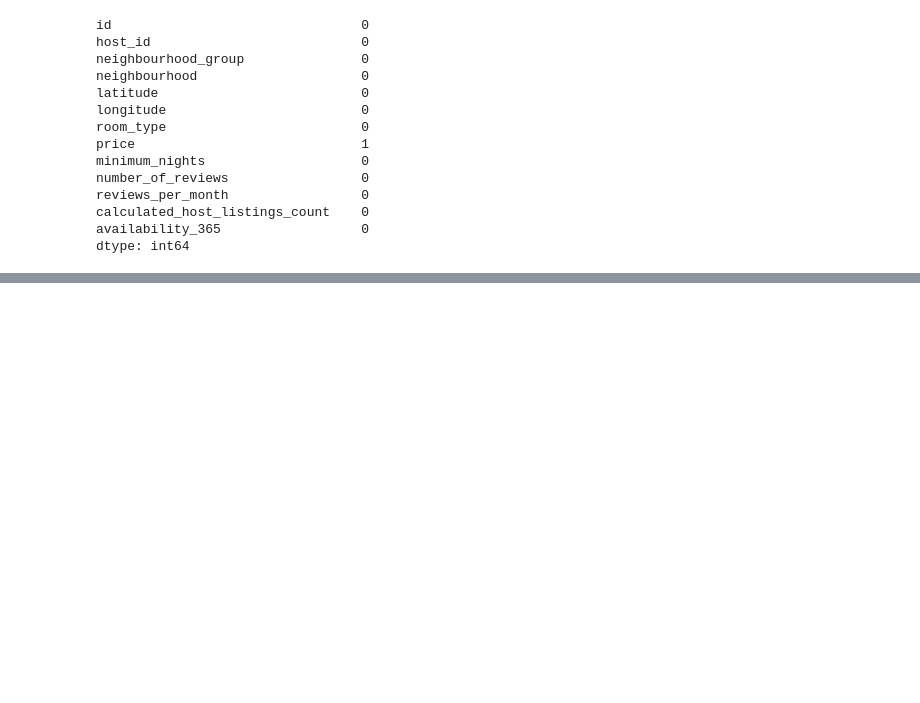
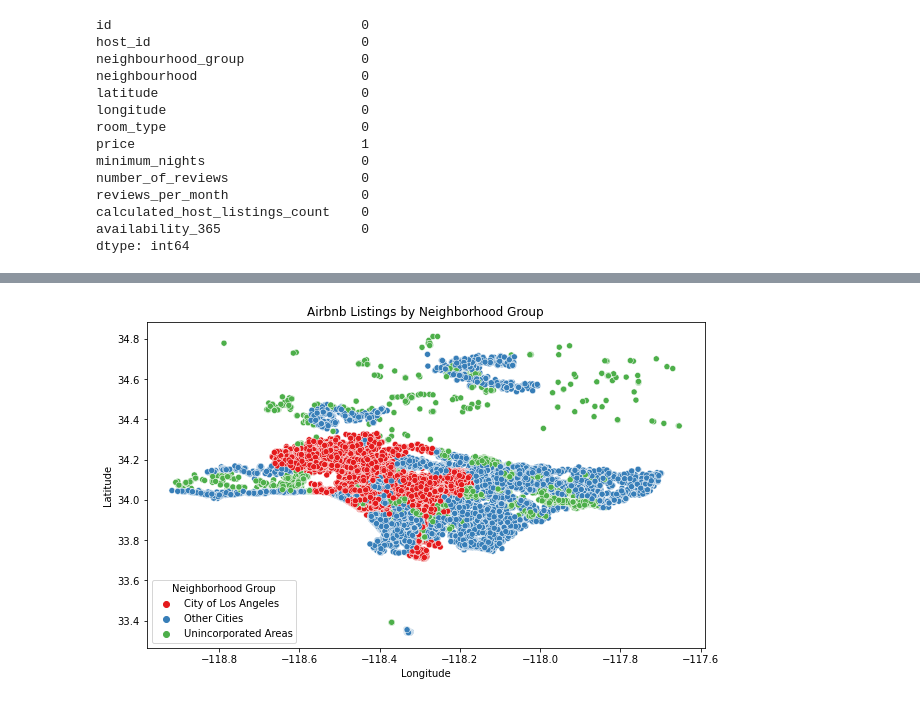
Before and after one commit to siddiq22/AirBnbLA, a Jupyter notebook: AirBnb.ipynb, the cells around one changed output, grey strips where cells are left out. Drawn from its saved outputs; the diff is of its cells as text; code cells hidden in the pictures; blank space fills up the shorter version.

```diff
--- a/AirBnb.ipynb
+++ b/AirBnb.ipynb
@@ -146,0 +154,10 @@ df.columns
+# %%
+plt.figure(figsize=(10,6))
+sns.scatterplot(x='longitude', y='latitude', hue='neighbourhood_group', data=df, palette='Set1')
+plt.title('Airbnb Listings by Neighborhood Group')
+plt.xlabel('Longitude')
+plt.ylabel('Latitude')
+plt.legend(title='Neighborhood Group')
+plt.show()
+# %% [output]
+[figure, added]
```
Also changed, not shown: parts of 5 cells of this notebook.
